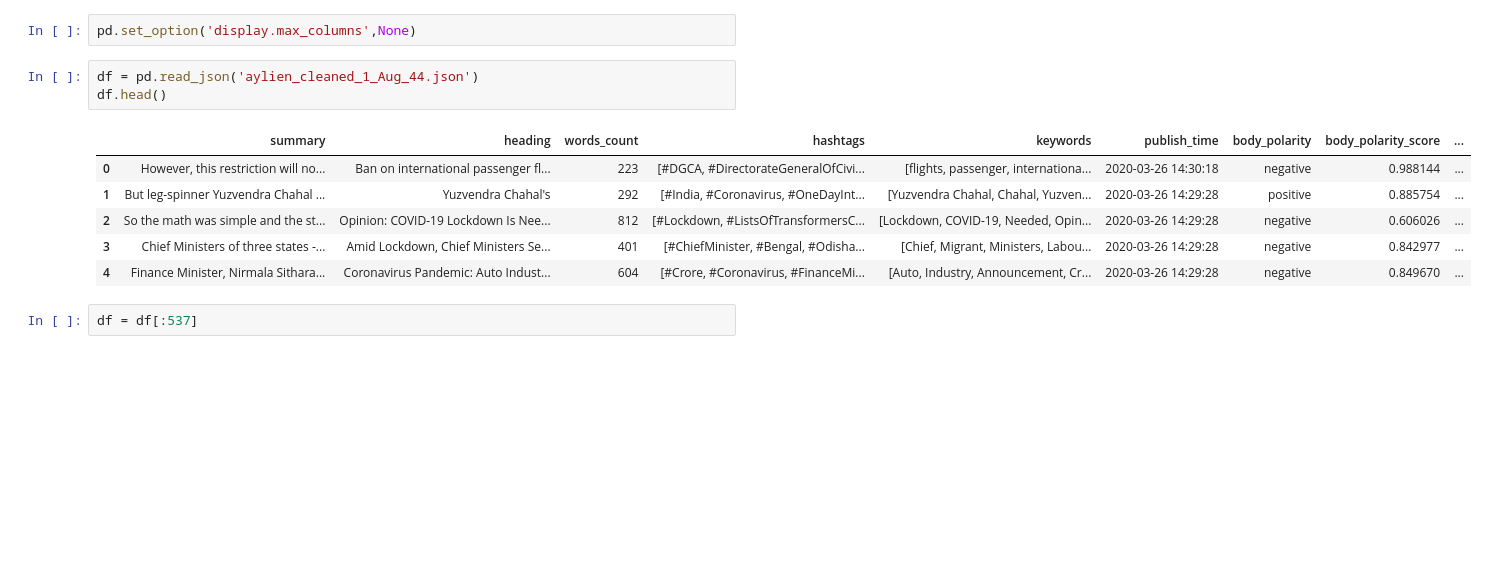
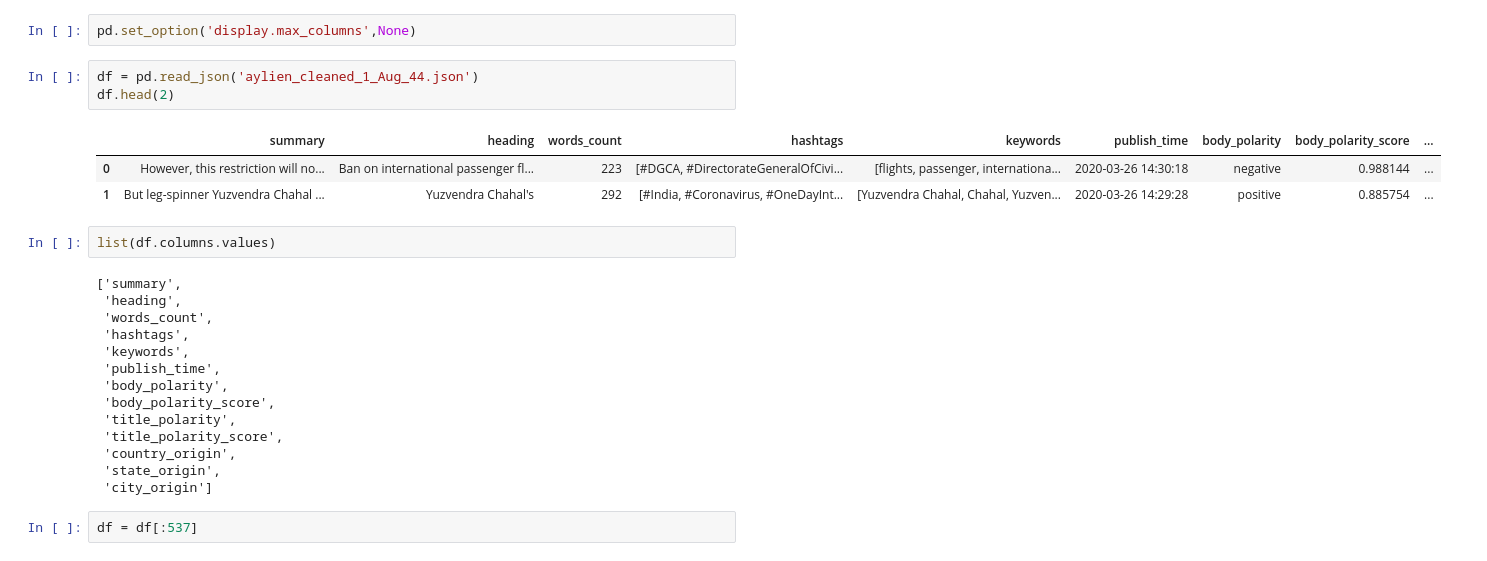
Before and after one commit to arpit282/Top-News-Hashtags, a Jupyter notebook: NLP_Word2vec.ipynb, the cells around one changed output. Drawn from its saved outputs; the diff is of its cells as text; blank space fills up the shorter version.

```diff
--- a/NLP_Word2vec.ipynb
+++ b/NLP_Word2vec.ipynb
@@ -210,14 +212,27 @@ True
 pd.set_option('display.max_columns',None)
 # %%
 df = pd.read_json('aylien_cleaned_1_Aug_44.json')
-df.head()
+df.head(2)
 # %% [output]
 |  | summary | heading | words_count | hashtags | keywords | publish_time | body_polarity | body_polarity_score | ... |
 | 0 | However, this restriction will no... | Ban on international passenger fl... | 223 | [#DGCA, #DirectorateGeneralOfCivi... | [flights, passenger, internationa... | 2020-03-26 14:30:18 | negative | 0.988144 | ... |
 | 1 | But leg-spinner Yuzvendra Chahal ... | Yuzvendra Chahal's | 292 | [#India, #Coronavirus, #OneDayInt... | [Yuzvendra Chahal, Chahal, Yuzven... | 2020-03-26 14:29:28 | positive | 0.885754 | ... |
-| 2 | So the math was simple and the st... | Opinion: COVID-19 Lockdown Is Nee... | 812 | [#Lockdown, #ListsOfTransformersC... | [Lockdown, COVID-19, Needed, Opin... | 2020-03-26 14:29:28 | negative | 0.606026 | ... |
-| 3 | Chief Ministers of three states -... | Amid Lockdown, Chief Ministers Se... | 401 | [#ChiefMinister, #Bengal, #Odisha... | [Chief, Migrant, Ministers, Labou... | 2020-03-26 14:29:28 | negative | 0.842977 | ... |
-| 4 | Finance Minister, Nirmala Sithara... | Coronavirus Pandemic: Auto Indust... | 604 | [#Crore, #Coronavirus, #FinanceMi... | [Auto, Industry, Announcement, Cr... | 2020-03-26 14:29:28 | negative | 0.849670 | ... |
+# %%
+list(df.columns.values)
+# %% [output]
+['summary',
+ 'heading',
+ 'words_count',
+ 'hashtags',
+ 'keywords',
+ 'publish_time',
+ 'body_polarity',
+ 'body_polarity_score',
+ 'title_polarity',
+ 'title_polarity_score',
+ 'country_origin',
+ 'state_origin',
+ 'city_origin']
 # %%
 df = df[:537]
 # %%
```
Also changed, not shown: parts of 40 cells of this notebook, 11 other files.
